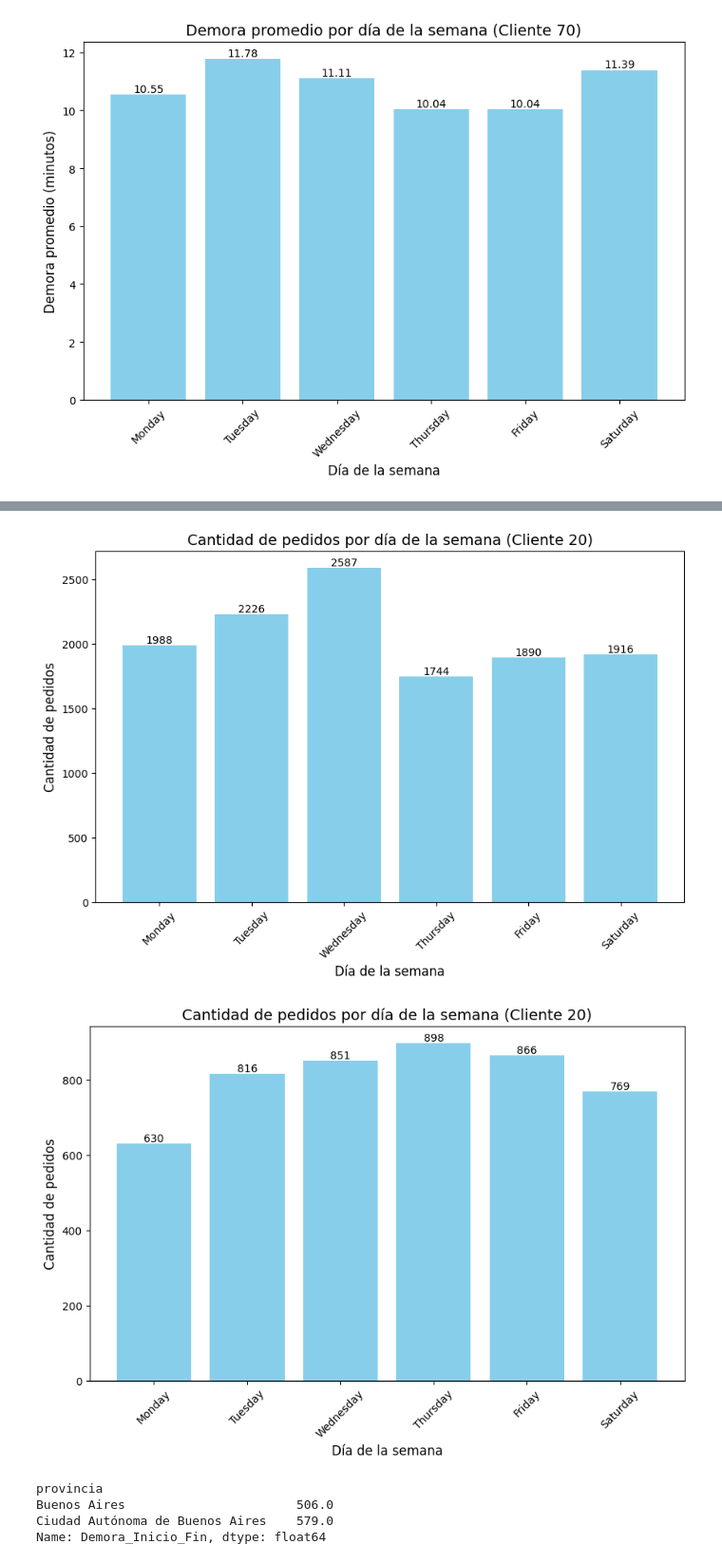
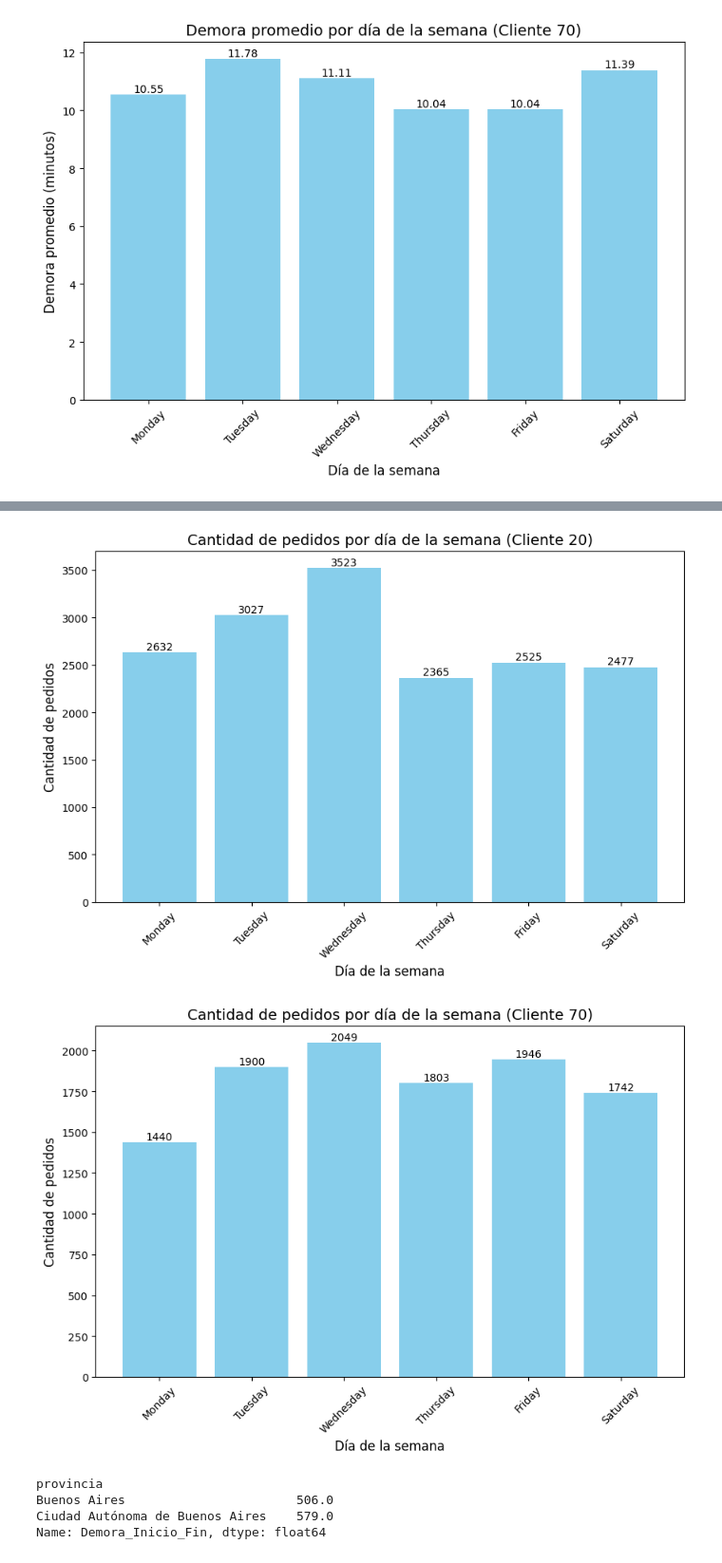
Before and after one commit to Maximo-Verdondoni/DesafioiFlow, a Jupyter notebook: Visualizaciones-Analisis temporal.ipynb, the cells around one changed output, grey strips where cells are left out. Shown at 95% size. Drawn from its saved outputs; the diff is of its cells as text; code cells hidden in the pictures.

```diff
--- a/Visualizaciones-Analisis temporal.ipynb
+++ b/Visualizaciones-Analisis temporal.ipynb
@@ -464,7 +464,7 @@ plt.show()
 [figure]
 # %%
 dias_semana = ['Monday', 'Tuesday', 'Wednesday', 'Thursday', 'Friday', 'Saturday']
-cantidad_pedidos_por_dia = df_sin_demora0['VisitaDia'].value_counts().reindex(dias_semana)
+cantidad_pedidos_por_dia = df['VisitaDia'].value_counts().reindex(dias_semana)
 plt.figure(figsize=(10, 6))
 bars = plt.bar(cantidad_pedidos_por_dia.index, cantidad_pedidos_por_dia.values, color='skyblue')
 
@@ -485,6 +485,6 @@ plt.show()
 # %%
 dias_semana = ['Monday', 'Tuesday', 'Wednesday', 'Thursday', 'Friday', 'Saturday']
-cantidad_pedidos_por_dia = df_sin_demora0[df_sin_demora0['cliente']==20]['VisitaDia'].value_counts().reindex(dias_semana)
+cantidad_pedidos_por_dia = df[df['cliente']==20]['VisitaDia'].value_counts().reindex(dias_semana)
 plt.figure(figsize=(10, 6))
 bars = plt.bar(cantidad_pedidos_por_dia.index, cantidad_pedidos_por_dia.values, color='skyblue')
 
@@ -501,27 +501,27 @@ plt.ylabel('Cantidad de pedidos', fontsize=12)
 plt.xticks(rotation=45)  # Rotar las etiquetas del eje x para mejor legibilidad
 plt.show()
 # %% [output]
-[figure, old version]
+[figure, new version]
 # %%
 dias_semana = ['Monday', 'Tuesday', 'Wednesday', 'Thursday', 'Friday', 'Saturday']
-cantidad_pedidos_por_dia = df_sin_demora0[df_sin_demora0['cliente']==70]['VisitaDia'].value_counts().reindex(dias_semana)
+cantidad_pedidos_por_dia = df[df['cliente']==70]['VisitaDia'].value_counts().reindex(dias_semana)
 plt.figure(figsize=(10, 6))
 bars = plt.bar(cantidad_pedidos_por_dia.index, cantidad_pedidos_por_dia.values, color='skyblue')
 
 for bar in bars:
     yval = bar.get_height()
     plt.text(bar.get_x() + bar.get_width() / 2, yval, round(yval, 2), ha='center', va='bottom', fontsize=10)
 
 # Agregar títulos y etiquetas
-plt.title('Cantidad de pedidos por día de la semana (Cliente 20)', fontsize=14)
+plt.title('Cantidad de pedidos por día de la semana (Cliente 70)', fontsize=14)
 plt.xlabel('Día de la semana', fontsize=12)
 plt.ylabel('Cantidad de pedidos', fontsize=12)
 
 # Mostrar el gráfico
 plt.xticks(rotation=45)  # Rotar las etiquetas del eje x para mejor legibilidad
 plt.show()
 # %% [output]
-[figure, old version]
+[figure, new version]
 # %%
 round(df_sin_demora0.groupby('provincia')['Demora_Inicio_Fin'].mean().sort_values()*60,0)
 # %% [output]
```
Also changed, not shown: parts of 5 cells of this notebook.
